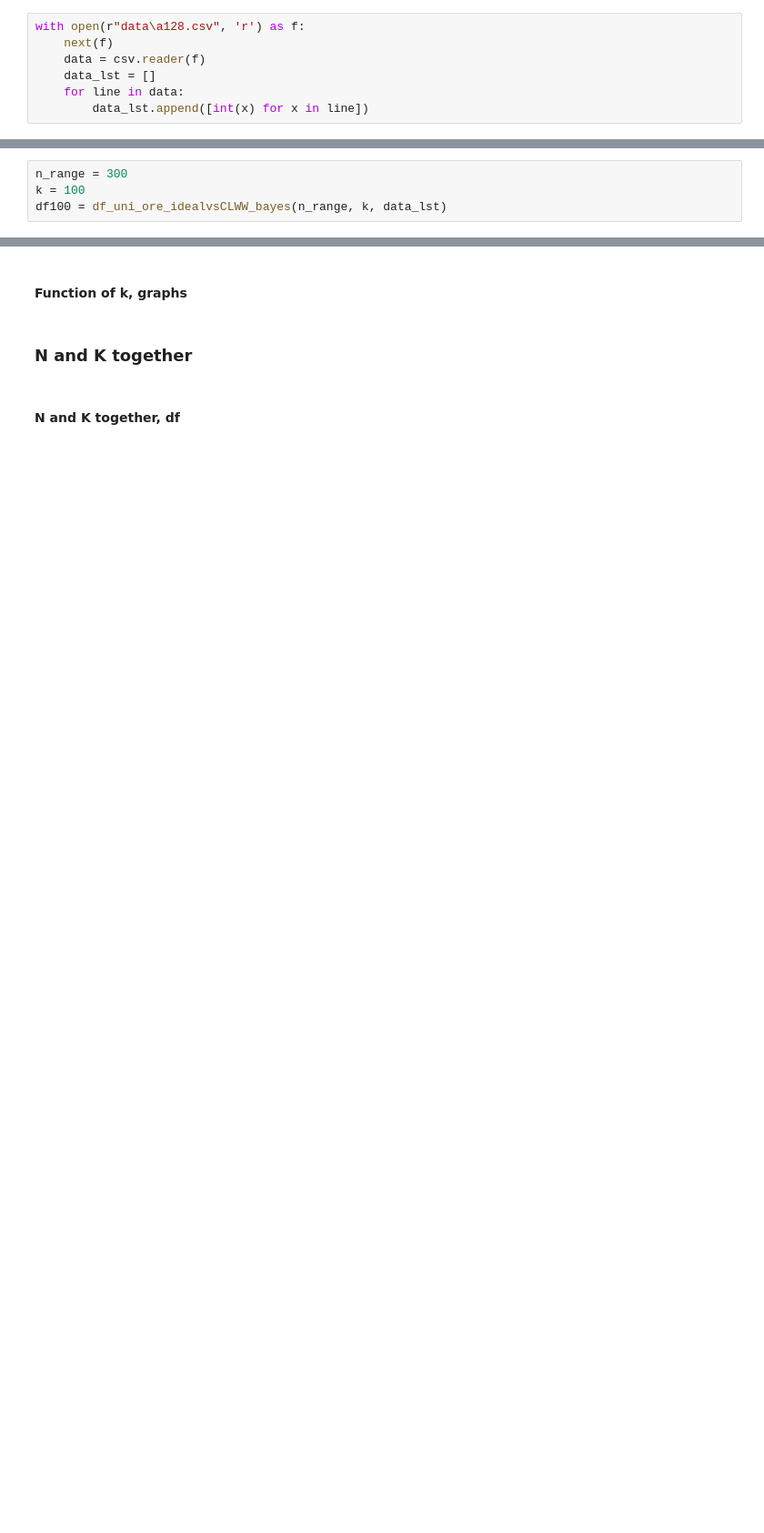
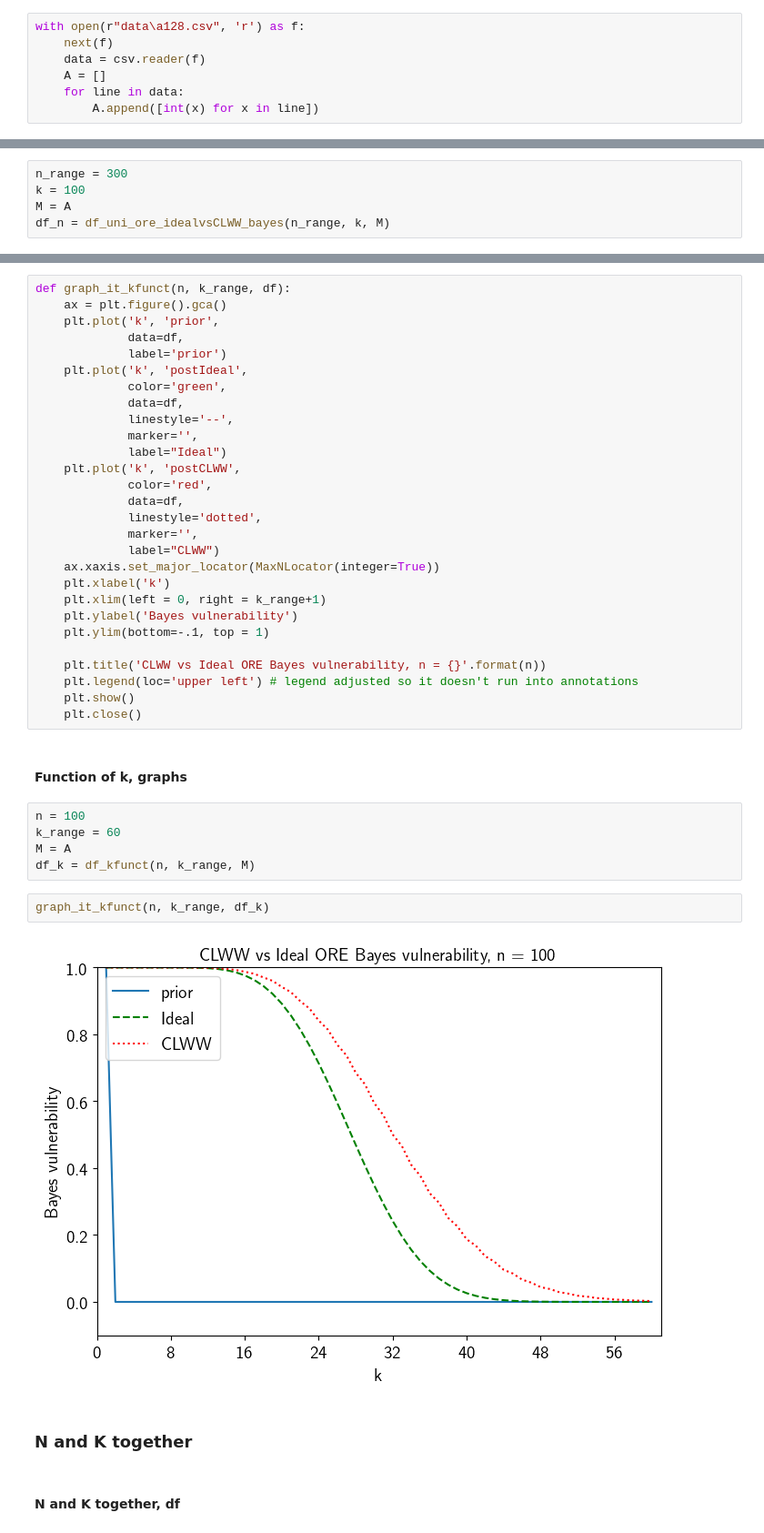
Before and after one commit to majk12/ore, a Jupyter notebook: clww_vs_ideal.ipynb, the cells around one changed output, grey strips where cells are left out. Shown at 91% size. Cells and saved outputs as stored; diff of their text form; blank space fills up the shorter version.

```diff
--- a/clww_vs_ideal.ipynb
+++ b/clww_vs_ideal.ipynb
@@ -54,7 +56,7 @@ with open(r"data\a128.csv", "w", newline="") as f:
 with open(r"data\a128.csv", 'r') as f:
     next(f)
     data = csv.reader(f)
-    data_lst = []
+    A = []
     for line in data:
-        data_lst.append([int(x) for x in line])
+        A.append([int(x) for x in line])
 # %%
@@ -227,5 +229,6 @@ def graph_it_vs(n_range, k, df):
 # %%
 n_range = 300
 k = 100
-df100 = df_uni_ore_idealvsCLWW_bayes(n_range, k, data_lst)
+M = A
+df_n = df_uni_ore_idealvsCLWW_bayes(n_range, k, M)
 # %%
@@ -239,7 +266,44 @@ graph_it_vs(n_range, k, df100)
 # %% [markdown]
 #### Function of k, graph code
+# %%
+def graph_it_kfunct(n, k_range, df):
+    ax = plt.figure().gca()
+    plt.plot('k', 'prior',
+             data=df,
+             label='prior')
+    plt.plot('k', 'postIdeal',
+             color='green',
+             data=df,
+             linestyle='--',
+             marker='',
+             label="Ideal")
+    plt.plot('k', 'postCLWW',
+             color='red',
+             data=df,
+             linestyle='dotted',
+             marker='',
+             label="CLWW")
+    ax.xaxis.set_major_locator(MaxNLocator(integer=True))
+    plt.xlabel('k')
+    plt.xlim(left = 0, right = k_range+1)
+    plt.ylabel('Bayes vulnerability')
+    plt.ylim(bottom=-.1, top = 1)
+
+    plt.title('CLWW vs Ideal ORE Bayes vulnerability, n = {}'.format(n))
+    plt.legend(loc='upper left') # legend adjusted so it doesn't run into annotations
+    plt.show()
+    plt.close()
 # %% [markdown]
 #### Function of k, graphs
+# %%
+n = 100
+k_range = 60
+M = A
+df_k = df_kfunct(n, k_range, M)
+# %%
+graph_it_kfunct(n, k_range, df_k)
+# %% [output]
+[figure, added]
 # %% [markdown]
 ### N and K together
 # %% [markdown]
```
Also changed, not shown: parts of 9 cells of this notebook.
